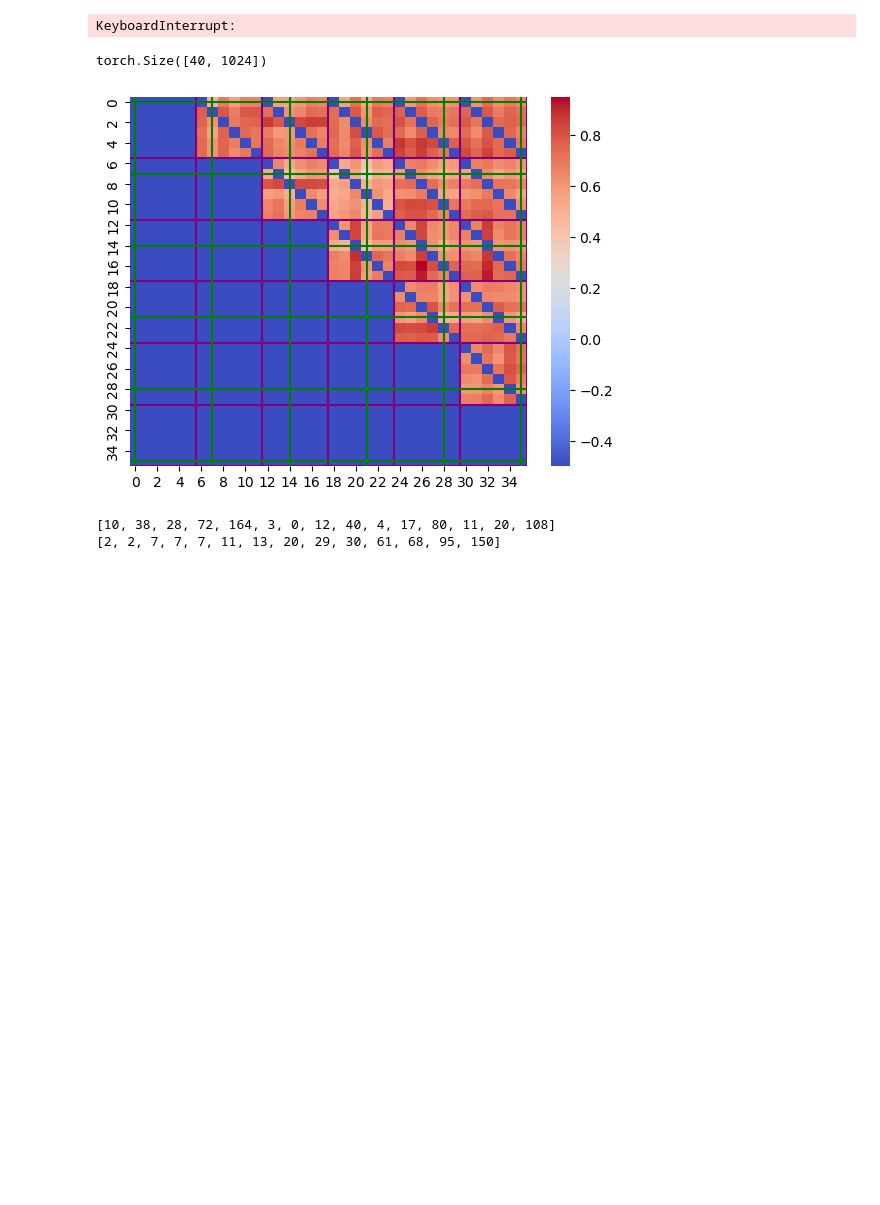
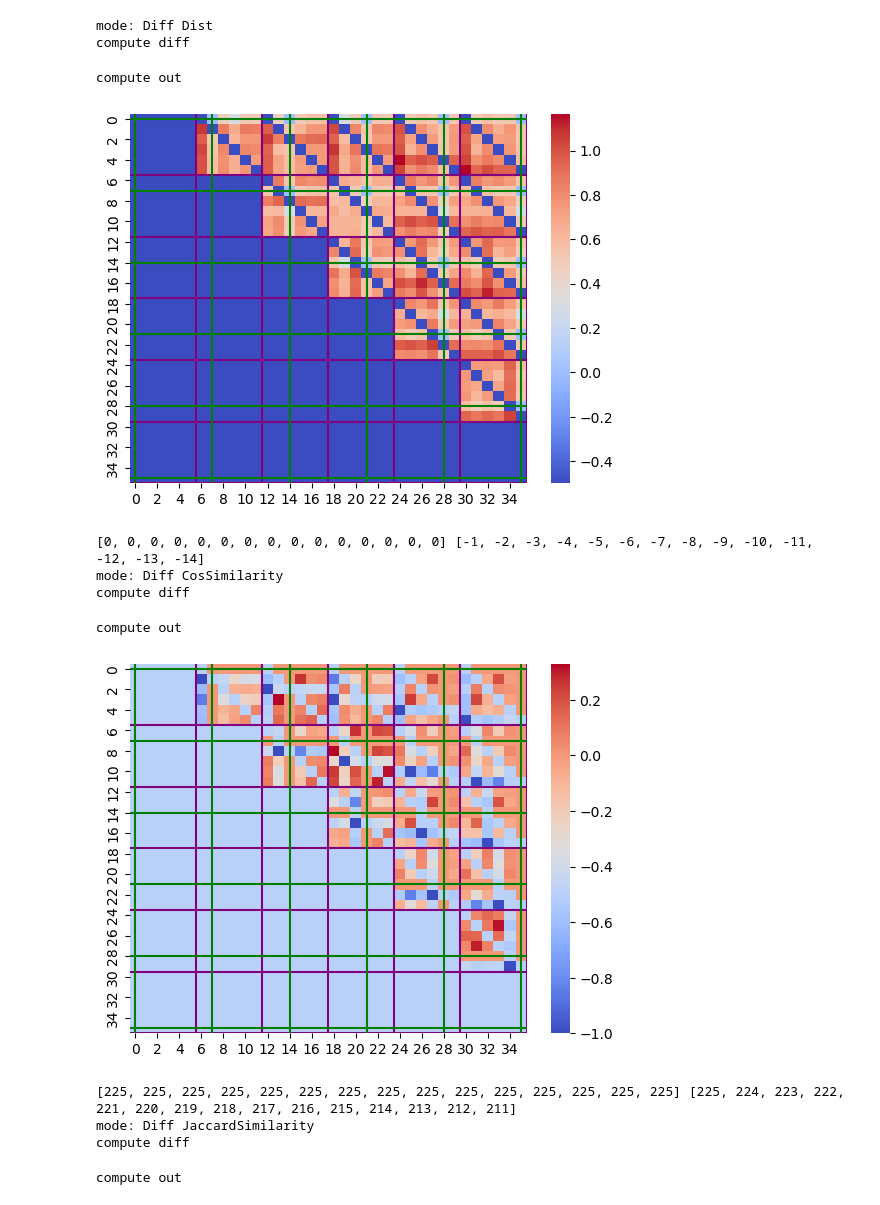
Before and after one commit to queziaa/Hierarchies, a Jupyter notebook: multilingual-e5-large.ipynb, the cells around one changed output. Cells and saved outputs as stored; diff of their text form; code cells hidden in the pictures; blank space fills up the shorter version.

```diff
--- a/multilingual-e5-large.ipynb
+++ b/multilingual-e5-large.ipynb
@@ -19,17 +19,19 @@ from transformers import AutoTokenizer, AutoModel
 # Each input text should start with "query: " or "passage: ", even for non-English texts.
 # For tasks other than retrieval, you can simply use the "query: " prefix.
 input_texts = [
+    '先生',"男人","父亲",
+ '女士',"女人", "母亲 "
+
+
     # '先生',"男人","父亲","男","帅哥","小伙",
 #  '女士',"女人", "母亲 ","女","美女","姑娘"
-"男孩","兄弟","爸爸","皇帝","父亲","绅士","爷爷","孙子","新郎","丈夫","国王","男人","先生","先生","侄子","王子","先生","儿子","继父","叔叔",
-"女孩","姐妹","妈妈","皇后","母亲","女士","奶奶","孙女","新娘","妻子","女王","女人","小姐","女士","侄女","公主","夫人","女儿","继母","阿姨"
+# "男孩","爸爸","皇帝","父亲","爷爷","孙子","新郎","丈夫","男人","侄子","王子","儿子","继父","叔叔", 40
+# "女孩","妈妈","皇后","母亲","奶奶","孙女","新娘","妻子","女人","侄女","公主","女儿","继母","阿姨"
 ]
 
 
 tokenizer = AutoTokenizer.from_pretrained('intfloat/multilingual-e5-large')
 model = AutoModel.from_pretrained('intfloat/multilingual-e5-large')
-# %% [output]
-KeyboardInterrupt:
 # %%
 
 # Tokenize the input texts
@@ -57,23 +62,29 @@ embeddings = F.normalize(embeddings, p=2, dim=1)  #torch.Size([40, 1024])
-# %%
-embeddings.shape
-# %% [output]
-torch.Size([40, 1024])
 # %%
+# 读取
 import Hlib
+import numpy as np
+import torch
+embeddings = np.load('embeddings.npy')
+# 转为 tensor
+embeddings = torch.tensor(embeddings)
 
 
-for i,j in vector_modes.items():
-    print(i,j)
-
-for i,j in diff_modes.items():
-    print(i,j)
-
-out,nonSample,trSample = Hlib.plt_seaborn(embeddings,6)
-
-ordered_positions = Hlib.find_ordered_positions(nonSample, trSample)
-
-print(ordered_positions)
+for i,j in Hlib.vector_modes.items():
+    for ii,jj in Hlib.diff_modes.items():
+        out,nonSample,trSample = Hlib.plt_seaborn(embeddings,6,i,ii)
+        a,b = Hlib.find_ordered_positions(nonSample, trSample)
+        print(a,b)
 # %% [output]
+mode: Diff Dist
+compute diff
+compute out
-[figure, old version]
+[figure, new version]
-[10, 38, 28, 72, 164, 3, 0, 12, 40, 4, 17, 80, 11, 20, 108]
-[2, 2, 7, 7, 7, 11, 13, 20, 29, 30, 61, 68, 95, 150]
+[0, 0, 0, 0, 0, 0, 0, 0, 0, 0, 0, 0, 0, 0, 0] [-1, -2, -3, -4, -5, -6, -7, -8, -9, -10, -11, -12, -13, -14]
+mode: Diff CosSimilarity
+compute diff
+compute out
+[figure, added]
+[225, 225, 225, 225, 225, 225, 225, 225, 225, 225, 225, 225, 225, 225, 225] [225, 224, 223, 222, 221, 220, 219, 218, 217, 216, 215, 214, 213, 212, 211]
+mode: Diff JaccardSimilarity
+compute diff
+compute out
```
Also changed, not shown: parts of 3 cells of this notebook, 2 other files.
